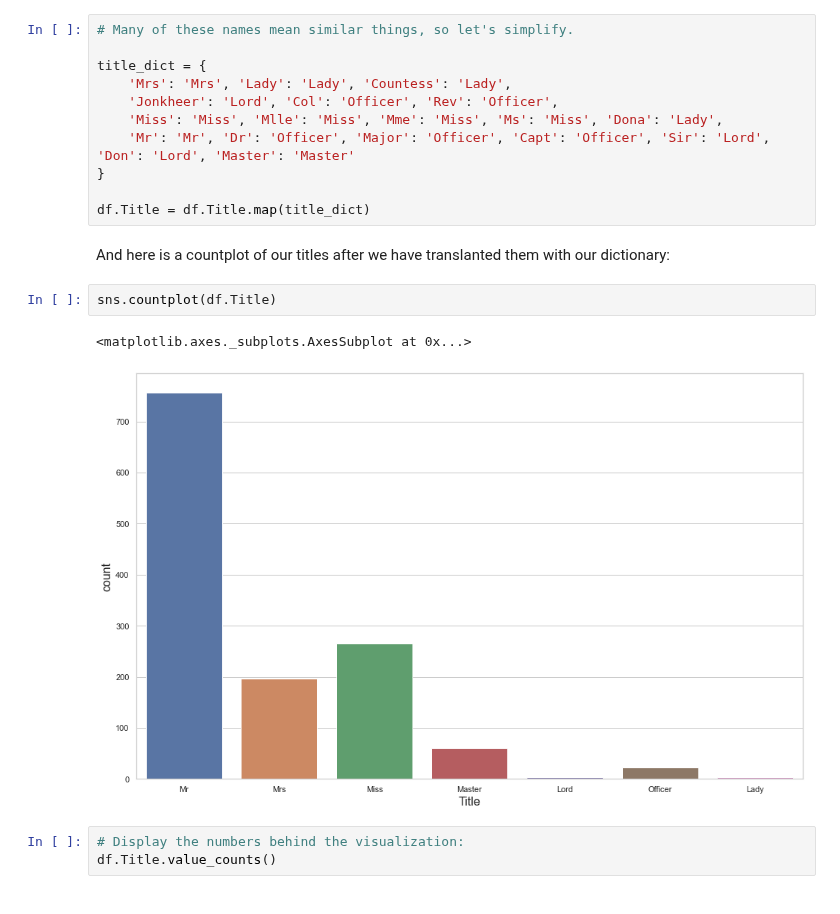
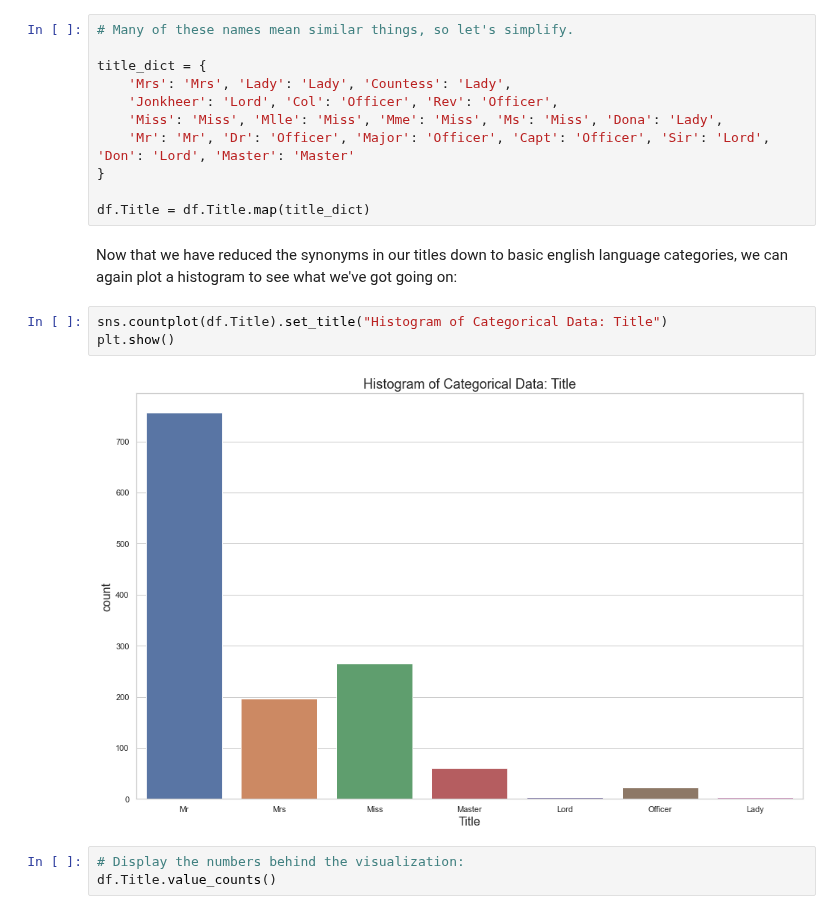
Before and after one commit to wcneill/ml-from-scratch, a Jupyter notebook: kaggle/titanic/titanic_ml.ipynb, the cells around one changed output. Cells and saved outputs as stored; diff of their text form.

```diff
--- a/kaggle/titanic/titanic_ml.ipynb
+++ b/kaggle/titanic/titanic_ml.ipynb
@@ -115,13 +99,13 @@ title_dict = {
 }
 
 df.Title = df.Title.map(title_dict)
-# %% [markdown]
-And here is a countplot of our titles after we have translanted them with our dictionary:
+# %% [markdown]
+Now that we have reduced the synonyms in our titles down to basic english language categories, we can again plot a histogram to see what we've got going on:
 # %%
-sns.countplot(df.Title)
+sns.countplot(df.Title).set_title("Histogram of Categorical Data: Title")
+plt.show()
 # %% [output]
-<matplotlib.axes._subplots.AxesSubplot at 0x...>
-[figure, old version]
+[figure, new version]
 # %%
 # Display the numbers behind the visualization:
 df.Title.value_counts()
```
Also changed, not shown: parts of 24 cells of this notebook.
